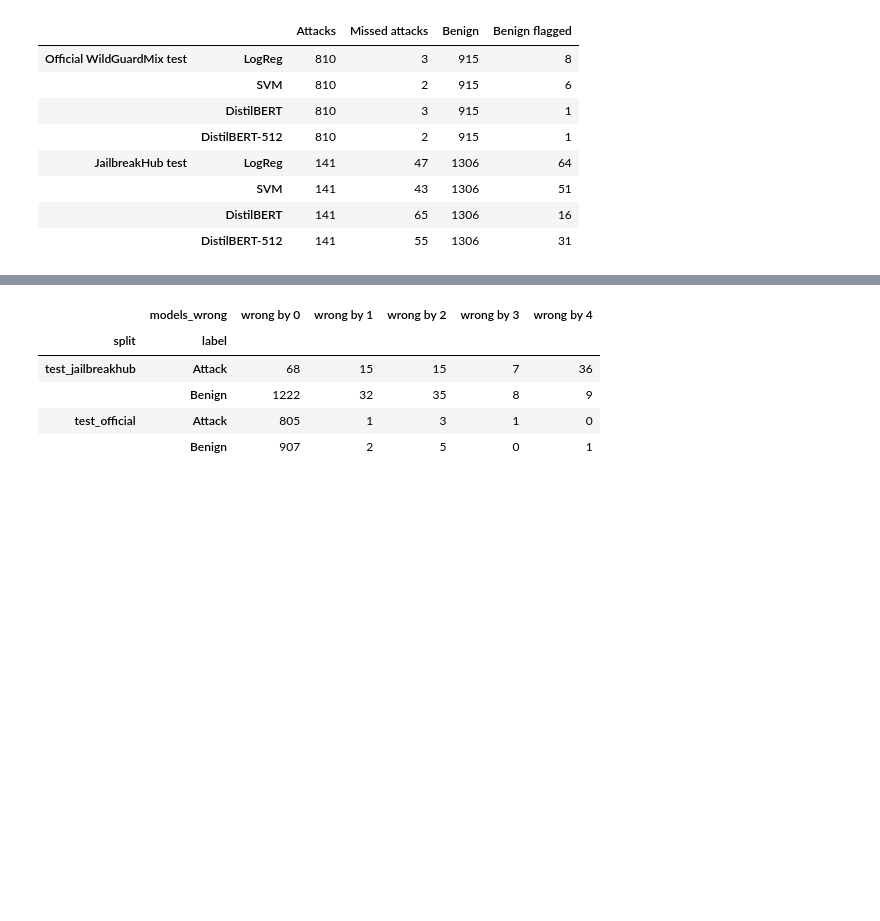
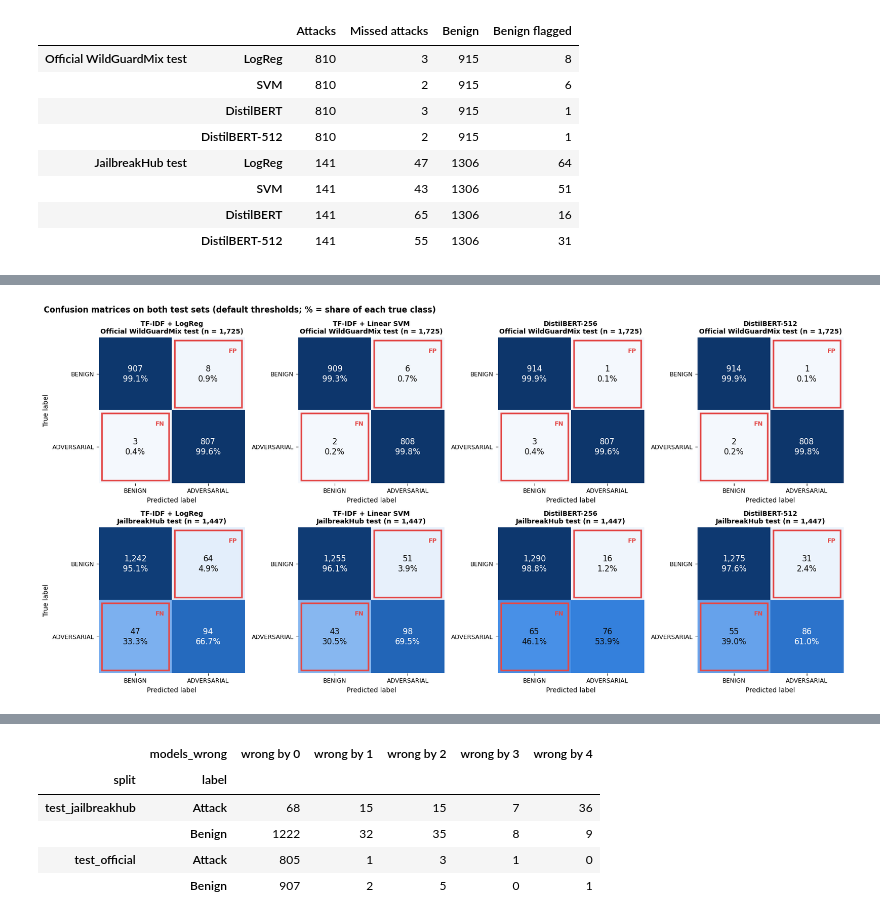
Before and after one commit to cantbe-vaishnav/NLP_PROJECT, a Jupyter notebook: notebooks/task_a_error_analysis_v2.ipynb, the cells around one changed output, grey strips where cells are left out. Saved outputs shown, nothing was run; the diff lists cells and outputs as text; code cells hidden in the pictures; blank space fills up the shorter version.

```diff
--- a/notebooks/task_a_error_analysis_v2.ipynb
+++ b/notebooks/task_a_error_analysis_v2.ipynb
@@ -57,0 +174,32 @@ pd.DataFrame(counts).T
+# %%
+# Confusion matrices from the saved predictions (rows = true label, columns = prediction), checked against metrics.json.
+# Shade = share of the true class; red outlines mark errors: FN = attacks missed, FP = benign prompts flagged.
+class_names = ["BENIGN", "ADVERSARIAL"]
+fig, axes = plt.subplots(2, len(models), figsize=(17, 8.4))
+for row, (split, name) in enumerate(split_names.items()):
+    part = test[test["split"] == split]
+    for col, model in enumerate(models):
+        ax = axes[row, col]
+        matrix = pd.crosstab(part["label"], part[model]).reindex(index=[0, 1], columns=[0, 1], fill_value=0).to_numpy()
+        cm = saved_metrics[model][split]["all"]["confusion_matrix"]
+        assert matrix.tolist() == [[cm["tn"], cm["fp"]], [cm["fn"], cm["tp"]]], f"{model} {split}: predictions and metrics.json disagree"
+        shares = matrix / matrix.sum(axis=1, keepdims=True)
+        ax.imshow(shares, cmap=SEQUENTIAL, vmin=0, vmax=1)
+        for i in range(2):
+            for j in range(2):
+                ax.text(j, i, f"{matrix[i, j]:,}\n{shares[i, j]:.1%}", ha="center", va="center", fontsize=12,
+                        color="white" if shares[i, j] > 0.55 else "#0b0b0b")
+        for (i, j), tag in {(1, 0): "FN", (0, 1): "FP"}.items():
+            ax.add_patch(Rectangle((j - 0.46, i - 0.46), 0.92, 0.92, fill=False, edgecolor=ERROR_COLOR, linewidth=2.5))
+            ax.text(j + 0.4, i - 0.36, tag, ha="right", va="top", fontsize=9, fontweight="bold", color=ERROR_COLOR)
+        ax.set_xticks([0, 1], class_names)
+        ax.set_yticks([0, 1], class_names)
+        ax.grid(False)
+        ax.spines[:].set_visible(False)
+        ax.set_xlabel("Predicted label")
+        ax.set_ylabel("True label" if col == 0 else "")
+        ax.set_title(f"{MODEL_LABELS[model]}\n{name} (n = {len(part):,})", fontsize=10)
+fig.suptitle("Confusion matrices on both test sets (default thresholds; % = share of each true class)", x=0.01, ha="left")
+fig.tight_layout()
+# %% [output]
+[figure, added]
```
Also changed, not shown: parts of 15 cells of this notebook, 4 other files.
